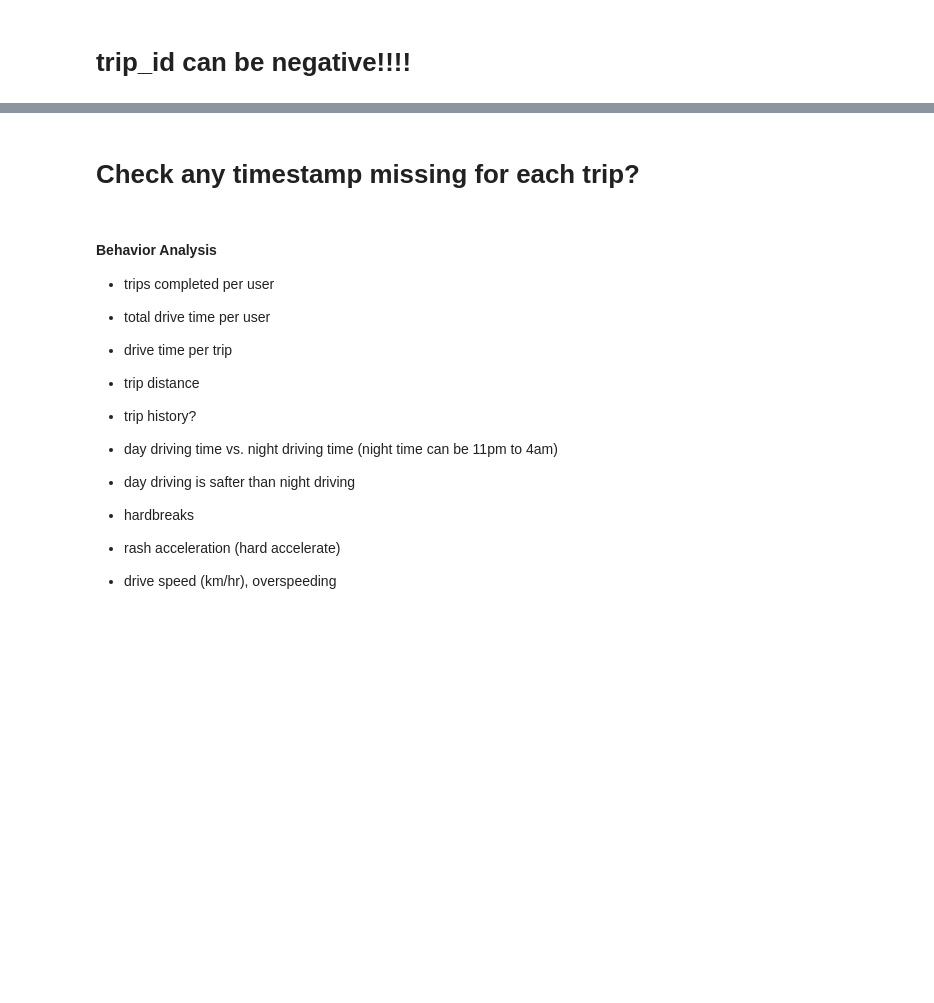
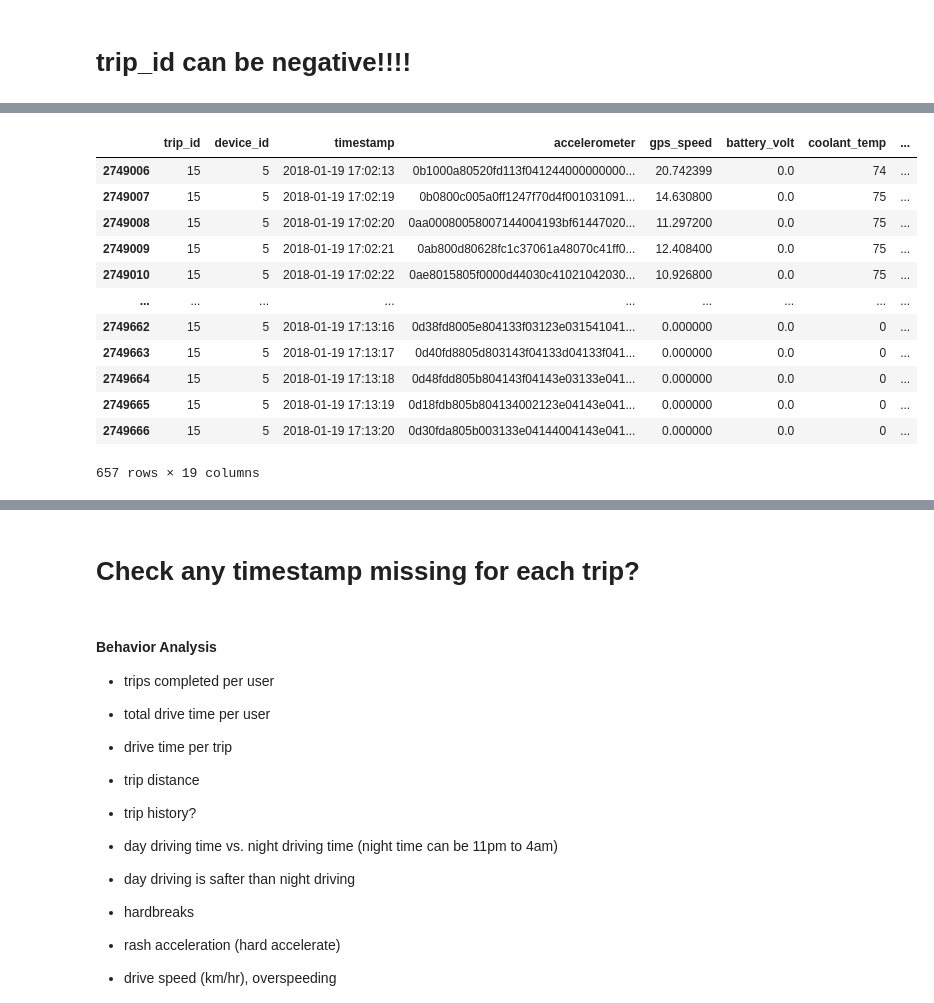
Before and after one commit to qirun-chen/getting-into-telematics, a Jupyter notebook: EDA.ipynb, the cells around one changed output, grey strips where cells are left out. Cells and saved outputs as stored; diff of their text form; code cells hidden in the pictures; blank space fills up the shorter version.

```diff
--- a/EDA.ipynb
+++ b/EDA.ipynb
@@ -247,0 +345,4 @@ throttle_position in 99.879% time had 1 signal per second (1 Hz)
+# %%
+trip_hours = car_df[(car_df['device_id'] == 5) & (car_df['trip_id'] == 15)]
+trip_hours['hour'] = trip_hours['timestamp'].astype(str).str.slice(8, 10) + '_' + trip_hours['timestamp'].dt.hour.astype(str)
+trip_hours['hour'].value_counts()
@@ -247,0 +359,16 @@ throttle_position in 99.879% time had 1 signal per second (1 Hz)
+# %%
+trip_hours[trip_hours["hour"] == '19_17']
+# %% [output]
+|  | trip_id | device_id | timestamp | accelerometer | gps_speed | battery_volt | coolant_temp | ... |
+| 2749006 | 15 | 5 | 2018-01-19 17:02:13 | 0b1000a80520fd113f041244000000000... | 20.742399 | 0.0 | 74 | ... |
+| 2749007 | 15 | 5 | 2018-01-19 17:02:19 | 0b0800c005a0ff1247f70d4f001031091... | 14.630800 | 0.0 | 75 | ... |
+| 2749008 | 15 | 5 | 2018-01-19 17:02:20 | 0aa00080058007144004193bf61447020... | 11.297200 | 0.0 | 75 | ... |
+| 2749009 | 15 | 5 | 2018-01-19 17:02:21 | 0ab800d80628fc1c37061a48070c41ff0... | 12.408400 | 0.0 | 75 | ... |
+| 2749010 | 15 | 5 | 2018-01-19 17:02:22 | 0ae8015805f0000d44030c41021042030... | 10.926800 | 0.0 | 75 | ... |
+| ... | ... | ... | ... | ... | ... | ... | ... | ... |
+| 2749662 | 15 | 5 | 2018-01-19 17:13:16 | 0d38fd8005e804133f03123e031541041... | 0.000000 | 0.0 | 0 | ... |
+| 2749663 | 15 | 5 | 2018-01-19 17:13:17 | 0d40fd8805d803143f04133d04133f041... | 0.000000 | 0.0 | 0 | ... |
+| 2749664 | 15 | 5 | 2018-01-19 17:13:18 | 0d48fdd805b804143f04143e03133e041... | 0.000000 | 0.0 | 0 | ... |
+| 2749665 | 15 | 5 | 2018-01-19 17:13:19 | 0d18fdb805b804134002123e04143e041... | 0.000000 | 0.0 | 0 | ... |
+| 2749666 | 15 | 5 | 2018-01-19 17:13:20 | 0d30fda805b003133e04144004143e041... | 0.000000 | 0.0 | 0 | ... |
+657 rows × 19 columns
```
Also changed, not shown: parts of 20 cells of this notebook.
